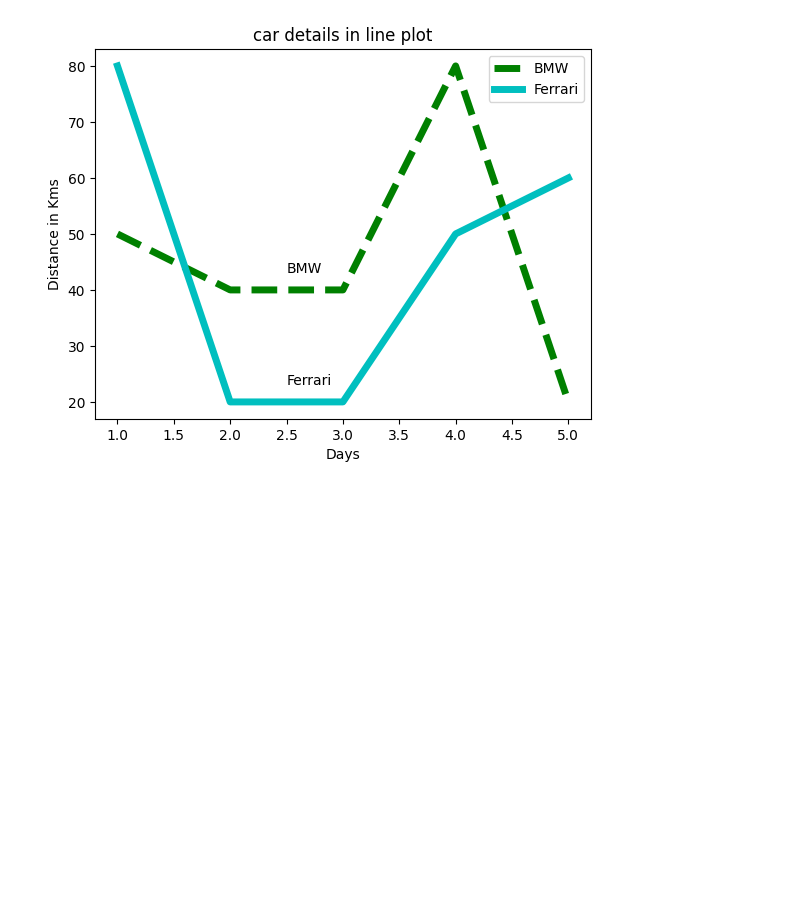
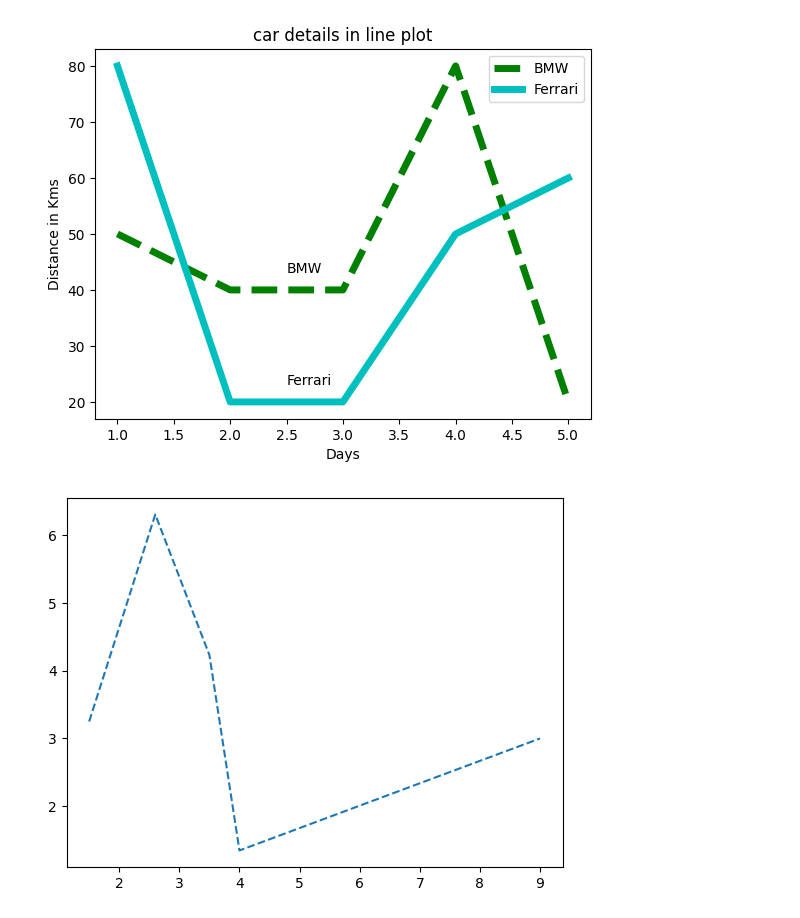
Before and after one commit to Mijewljose/readmj, a Jupyter notebook: Untitled0.ipynb, the cells around one changed output. Drawn from its saved outputs; the diff is of its cells as text; code cells hidden in the pictures; blank space fills up the shorter version.

```diff
--- a/Untitled0.ipynb
+++ b/Untitled0.ipynb
@@ -69,3 +69,12 @@ plt.legend()
 # %% [output]
 <matplotlib.legend.Legend at 0x...>
 [figure]
+# %%
+x=[1.5,2.6,3.5,4,9]
+y=[3.25,6.3,4.23,1.35,3]
+#plot graph
+plt.plot(x,y,linestyle='dashed')
+#display graph
+plt.show()
+# %% [output]
+[figure, added]
```
Also changed, not shown: parts of 13 cells of this notebook.
